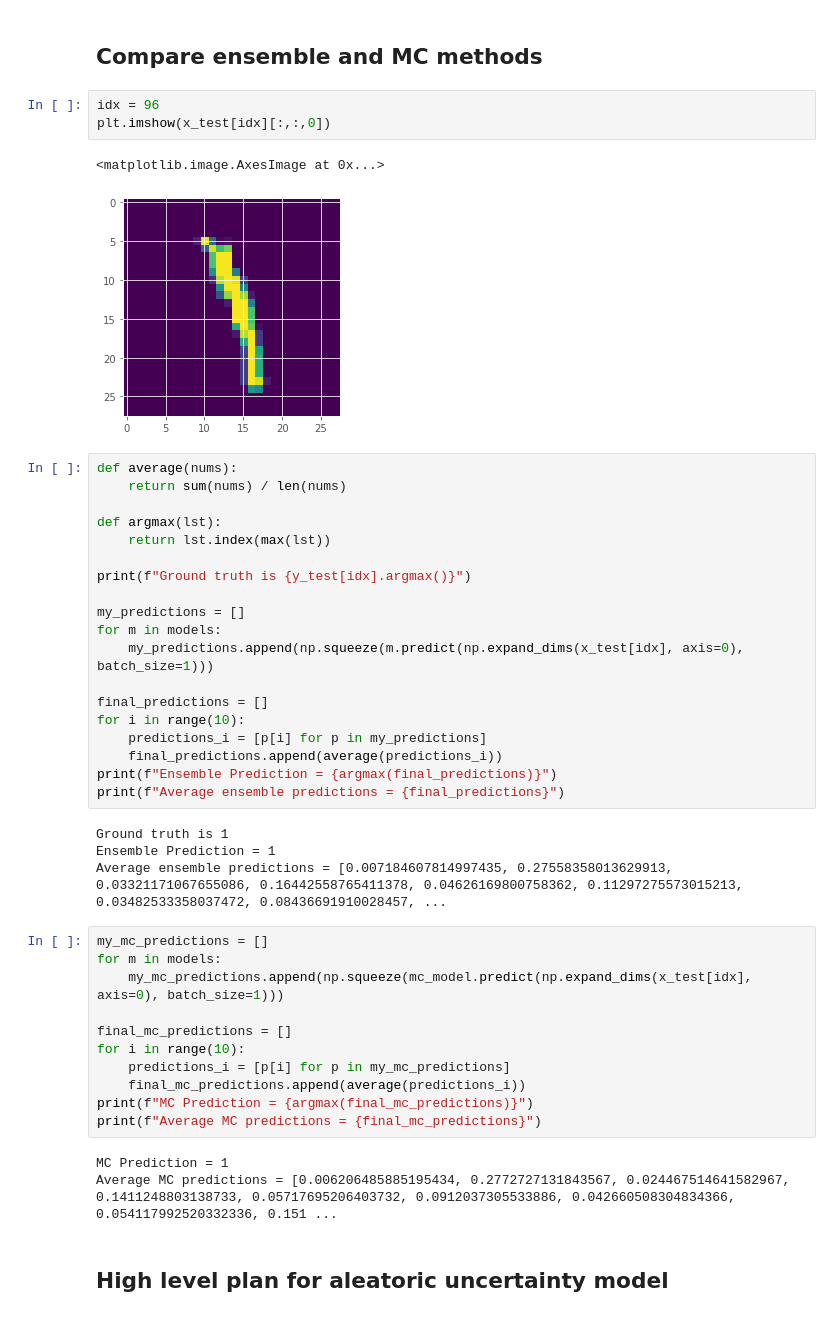
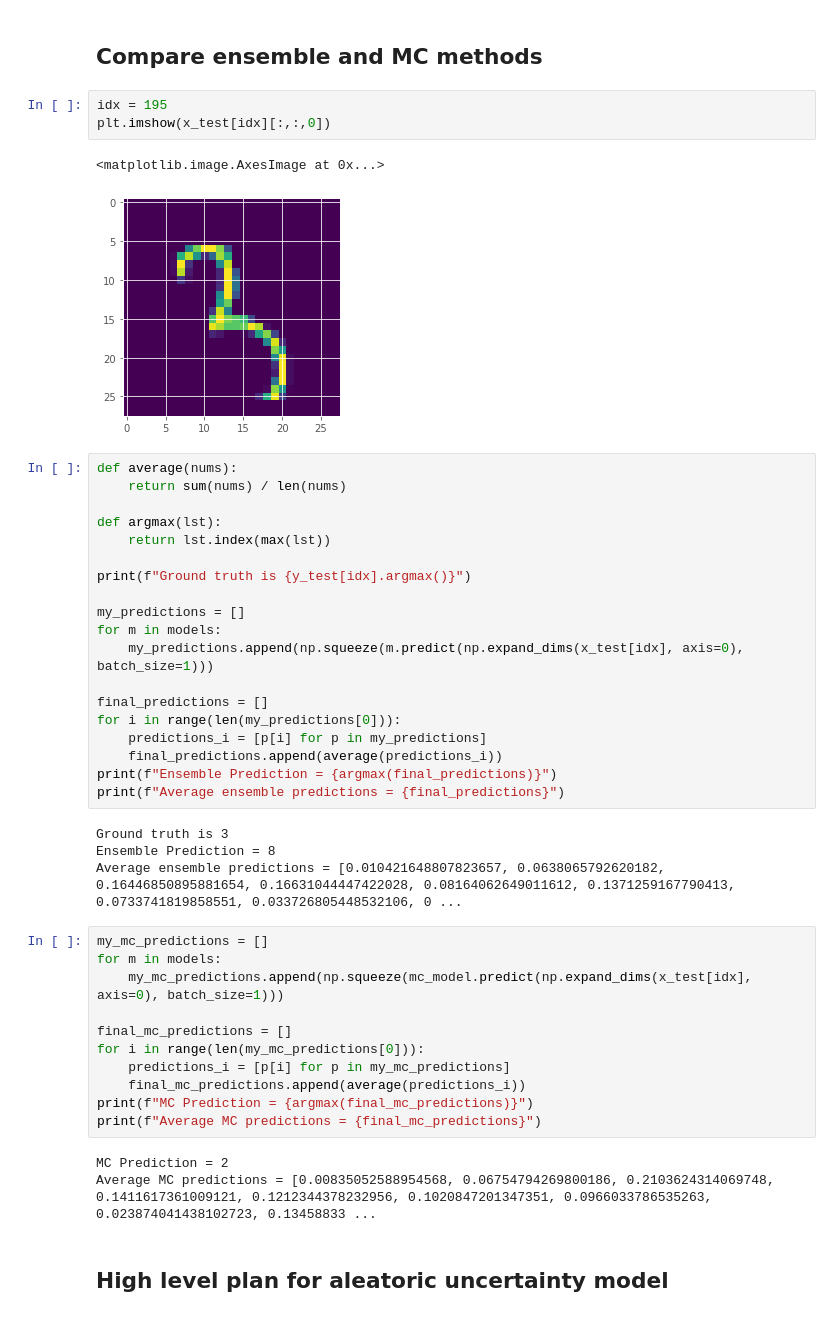
Before and after one commit to tylerlum/deep_learning_monte_carlo_dropout, a Jupyter notebook: mc_dropout_mnist.ipynb, the cells around one changed output. Drawn from its saved outputs; the diff is of its cells as text.

```diff
--- a/mc_dropout_mnist.ipynb
+++ b/mc_dropout_mnist.ipynb
@@ -427,11 +427,11 @@ Epoch 20/20
 # %% [markdown]
 ## Compare ensemble and MC methods
 # %%
-idx = 96
+idx = 195
 plt.imshow(x_test[idx][:,:,0])
 # %% [output]
 <matplotlib.image.AxesImage at 0x...>
-[figure, old version]
+[figure, new version]
 # %%
 def average(nums):
     return sum(nums) / len(nums)
@@ -446,29 +446,29 @@ for m in models:
     my_predictions.append(np.squeeze(m.predict(np.expand_dims(x_test[idx], axis=0), batch_size=1)))
 
 final_predictions = []
-for i in range(10):
+for i in range(len(my_predictions[0])):
     predictions_i = [p[i] for p in my_predictions]
     final_predictions.append(average(predictions_i))
 print(f"Ensemble Prediction = {argmax(final_predictions)}")
 print(f"Average ensemble predictions = {final_predictions}")
 # %% [output]
-Ground truth is 1
-Ensemble Prediction = 1
-Average ensemble predictions = [0.007184607814997435, 0.27558358013629913, 0.03321171067655086, 0.16442558765411378, 0.04626169800758362, 0.11297275573015213, 0.03482533358037472, 0.08436691910028457, ...
+Ground truth is 3
+Ensemble Prediction = 8
+Average ensemble predictions = [0.010421648807823657, 0.0638065792620182, 0.16446850895881654, 0.16631044447422028, 0.08164062649011612, 0.1371259167790413, 0.0733741819858551, 0.033726805448532106, 0 ...
 # %%
 my_mc_predictions = []
 for m in models:
     my_mc_predictions.append(np.squeeze(mc_model.predict(np.expand_dims(x_test[idx], axis=0), batch_size=1)))
 
 final_mc_predictions = []
-for i in range(10):
+for i in range(len(my_mc_predictions[0])):
     predictions_i = [p[i] for p in my_mc_predictions]
     final_mc_predictions.append(average(predictions_i))
 print(f"MC Prediction = {argmax(final_mc_predictions)}")
 print(f"Average MC predictions = {final_mc_predictions}")
 # %% [output]
-MC Prediction = 1
-Average MC predictions = [0.006206485885195434, 0.2772727131843567, 0.024467514641582967, 0.1411248803138733, 0.05717695206403732, 0.0912037305533886, 0.042660508304834366, 0.054117992520332336, 0.151 ...
+MC Prediction = 2
+Average MC predictions = [0.00835052588954568, 0.06754794269800186, 0.2103624314069748, 0.1411617361009121, 0.1212344378232956, 0.1020847201347351, 0.0966033786535263, 0.023874041438102723, 0.13458833 ...
 # %% [markdown]
 ## High level plan for aleatoric uncertainty model
 # %%
```
